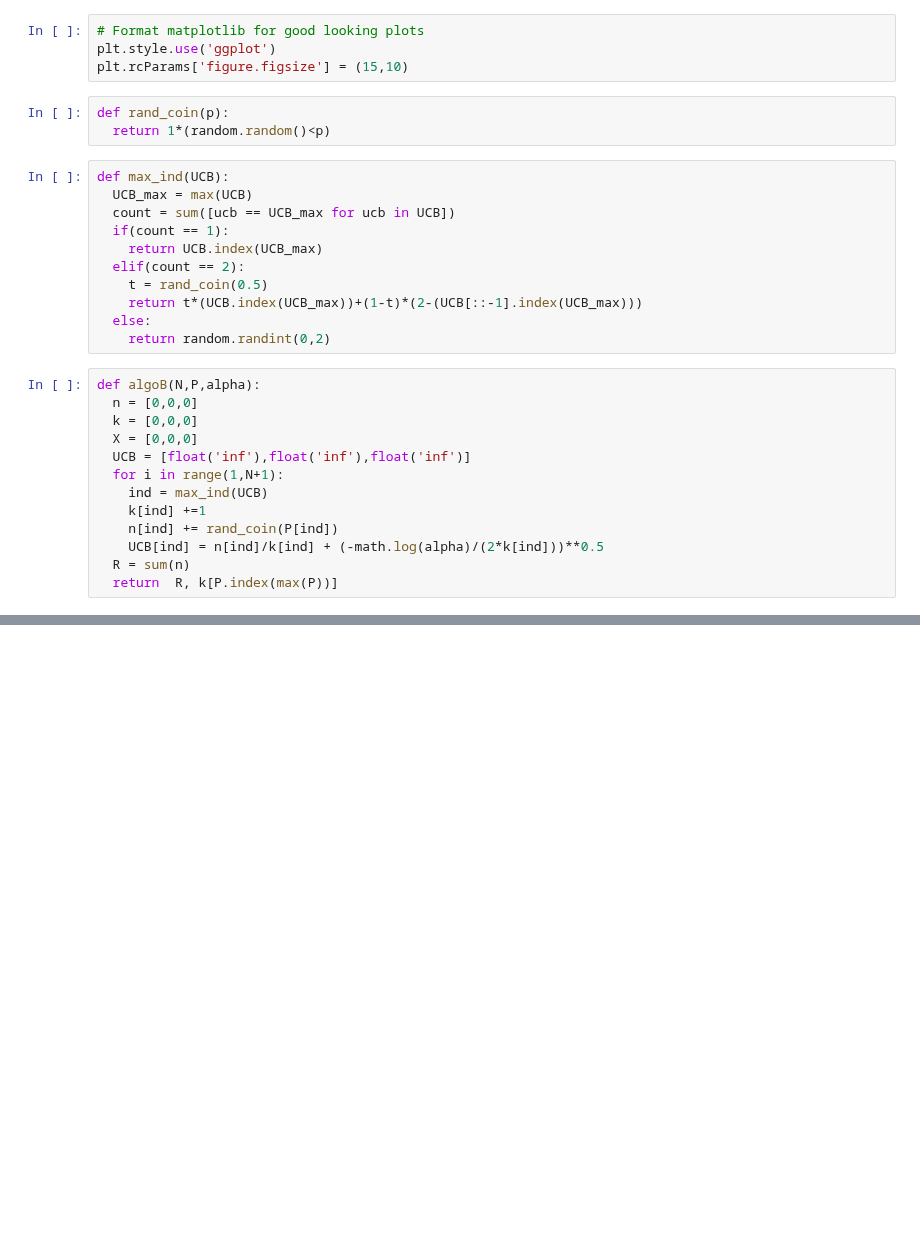
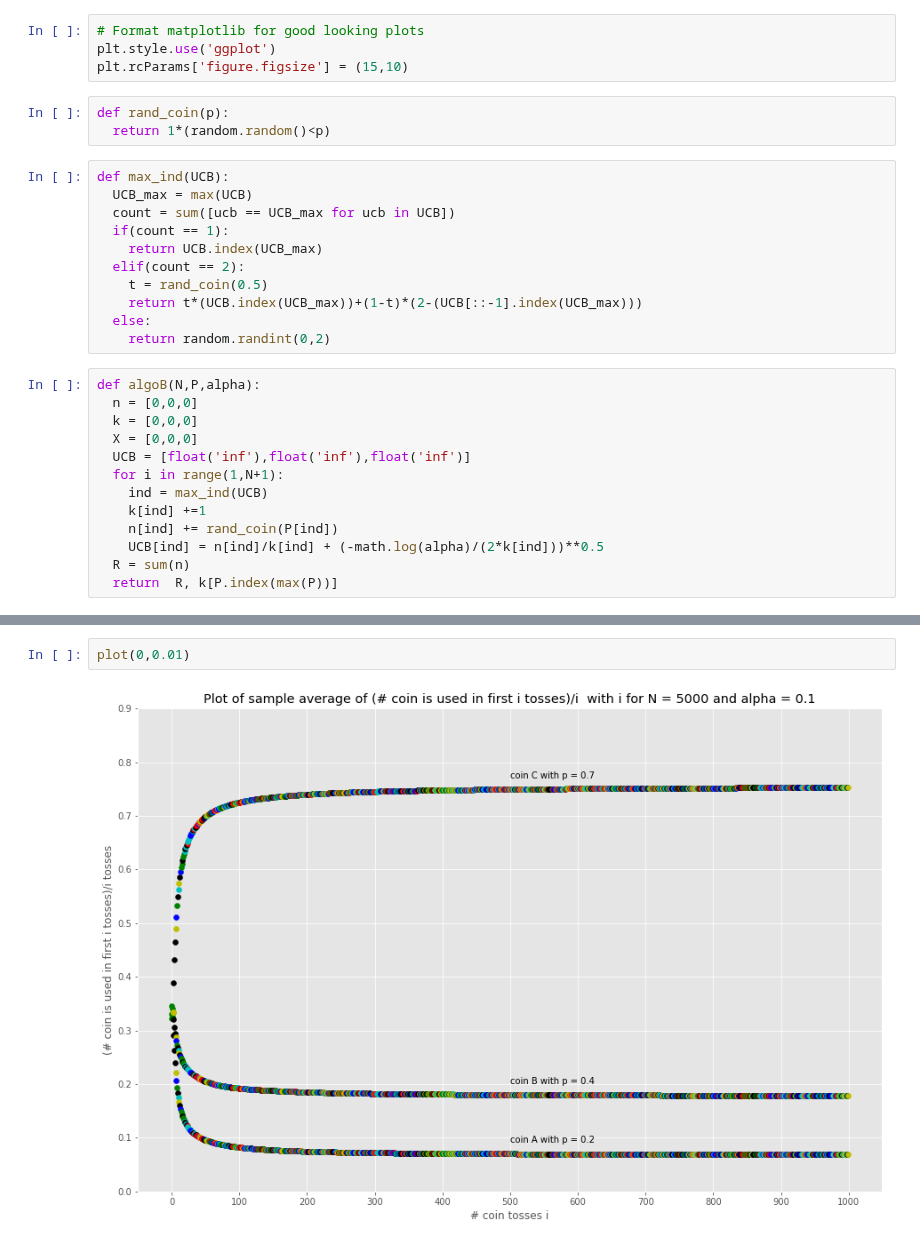
Before and after one commit to rohankalbag/EE325-Assignments, a Jupyter notebook: Assignment 3/Q1_partb.ipynb, the cells around one changed output, grey strips where cells are left out. Drawn from its saved outputs; the diff is of its cells as text; blank space fills up the shorter version.

```diff
--- a/Assignment 3/Q1_partb.ipynb
+++ b/Assignment 3/Q1_partb.ipynb
@@ -93,0 +128,4 @@ Probabilites         N    alpha    Average # Heads    # times correct coin is us
+# %%
+plot(0,0.01)
+# %% [output]
+[figure, added]
```
Also changed, not shown: parts of 13 cells of this notebook.
